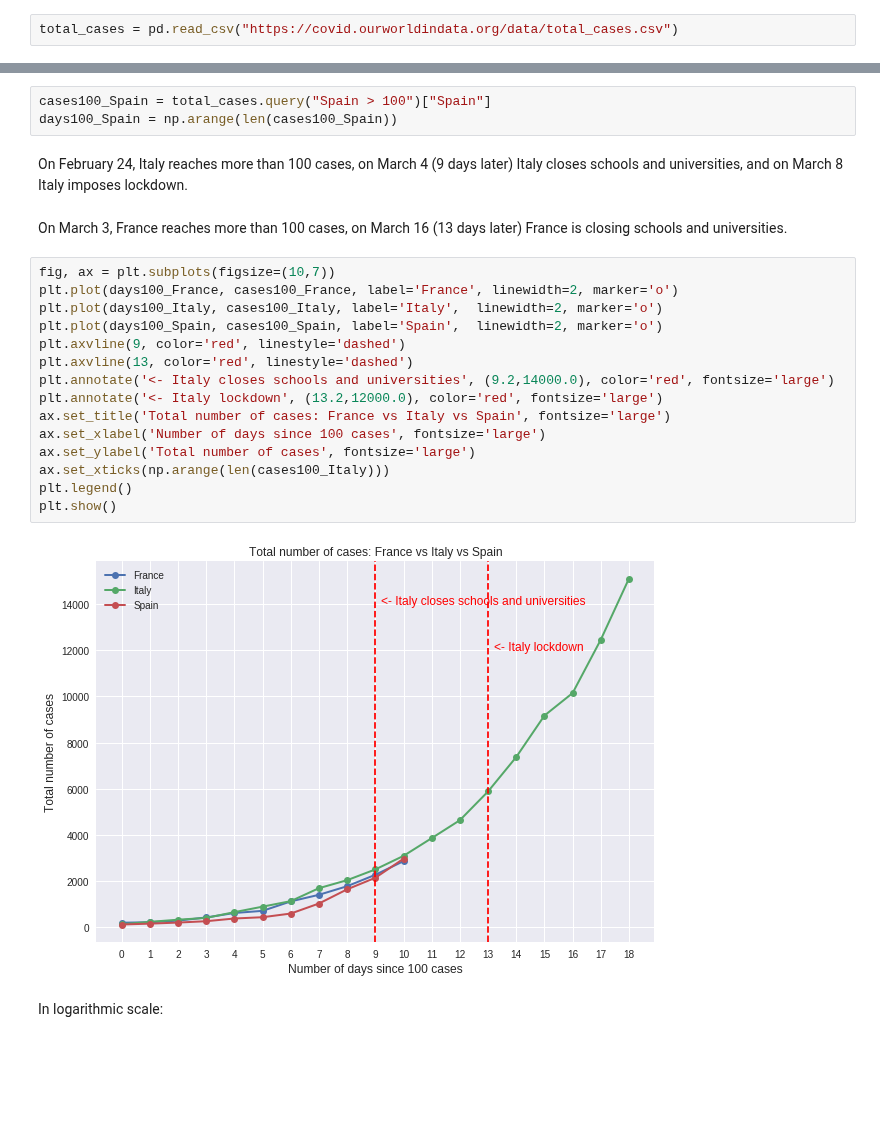
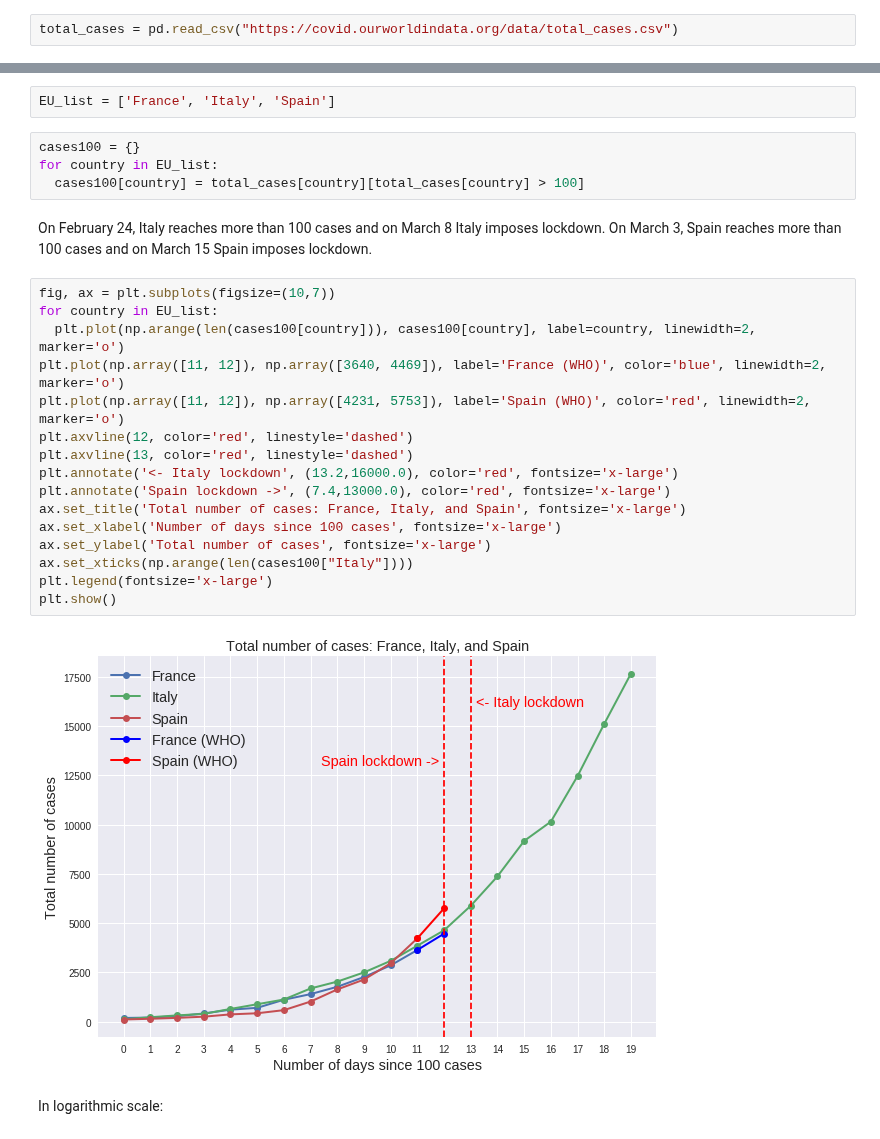
Before and after one commit to alonsosilvaallende/COVID-19, a Jupyter notebook: AddingSpain.ipynb, the cells around one changed output, grey strips where cells are left out. Saved outputs shown, nothing was run; the diff lists cells and outputs as text; blank space fills up the shorter version.

```diff
--- a/AddingSpain.ipynb
+++ b/AddingSpain.ipynb
@@ -16,27 +10,29 @@ days100_Italy = np.arange(len(cases100_Italy))
-# %%
-cases100_Spain = total_cases.query("Spain > 100")["Spain"]
-days100_Spain = np.arange(len(cases100_Spain))
+# %%
+EU_list = ['France', 'Italy', 'Spain']
+# %%
+cases100 = {}
+for country in EU_list:
+  cases100[country] = total_cases[country][total_cases[country] > 100]
 # %% [markdown]
-On February 24, Italy reaches more than 100 cases, on March 4 (9 days later) Italy closes schools and universities, and on March 8 Italy imposes lockdown.
+On February 24, Italy reaches more than 100 cases and on March 8 Italy imposes lockdown. On March 3, Spain reaches more than 100 cases and on March 15 Spain imposes lockdown.
-# %% [markdown]
-On March 3, France reaches more than 100 cases, on March 16 (13 days later) France is closing schools and universities.
 # %%
 fig, ax = plt.subplots(figsize=(10,7))
-plt.plot(days100_France, cases100_France, label='France', linewidth=2, marker='o')
-plt.plot(days100_Italy, cases100_Italy, label='Italy',  linewidth=2, marker='o')
-plt.plot(days100_Spain, cases100_Spain, label='Spain',  linewidth=2, marker='o')
-plt.axvline(9, color='red', linestyle='dashed')
+for country in EU_list:
+  plt.plot(np.arange(len(cases100[country])), cases100[country], label=country, linewidth=2, marker='o')
+plt.plot(np.array([11, 12]), np.array([3640, 4469]), label='France (WHO)', color='blue', linewidth=2, marker='o')
+plt.plot(np.array([11, 12]), np.array([4231, 5753]), label='Spain (WHO)', color='red', linewidth=2, marker='o')
+plt.axvline(12, color='red', linestyle='dashed')
 plt.axvline(13, color='red', linestyle='dashed')
-plt.annotate('<- Italy closes schools and universities', (9.2,14000.0), color='red', fontsize='large')
-plt.annotate('<- Italy lockdown', (13.2,12000.0), color='red', fontsize='large')
-ax.set_title('Total number of cases: France vs Italy vs Spain', fontsize='large')
-ax.set_xlabel('Number of days since 100 cases', fontsize='large')
-ax.set_ylabel('Total number of cases', fontsize='large')
-ax.set_xticks(np.arange(len(cases100_Italy)))
-plt.legend()
+plt.annotate('<- Italy lockdown', (13.2,16000.0), color='red', fontsize='x-large')
+plt.annotate('Spain lockdown ->', (7.4,13000.0), color='red', fontsize='x-large')
+ax.set_title('Total number of cases: France, Italy, and Spain', fontsize='x-large')
+ax.set_xlabel('Number of days since 100 cases', fontsize='x-large')
+ax.set_ylabel('Total number of cases', fontsize='x-large')
+ax.set_xticks(np.arange(len(cases100["Italy"])))
+plt.legend(fontsize='x-large')
 plt.show()
 # %% [output]
-[figure, old version]
+[figure, new version]
 # %% [markdown]
 In logarithmic scale:
 # %%
```
Also changed, not shown: parts of 3 cells of this notebook.
